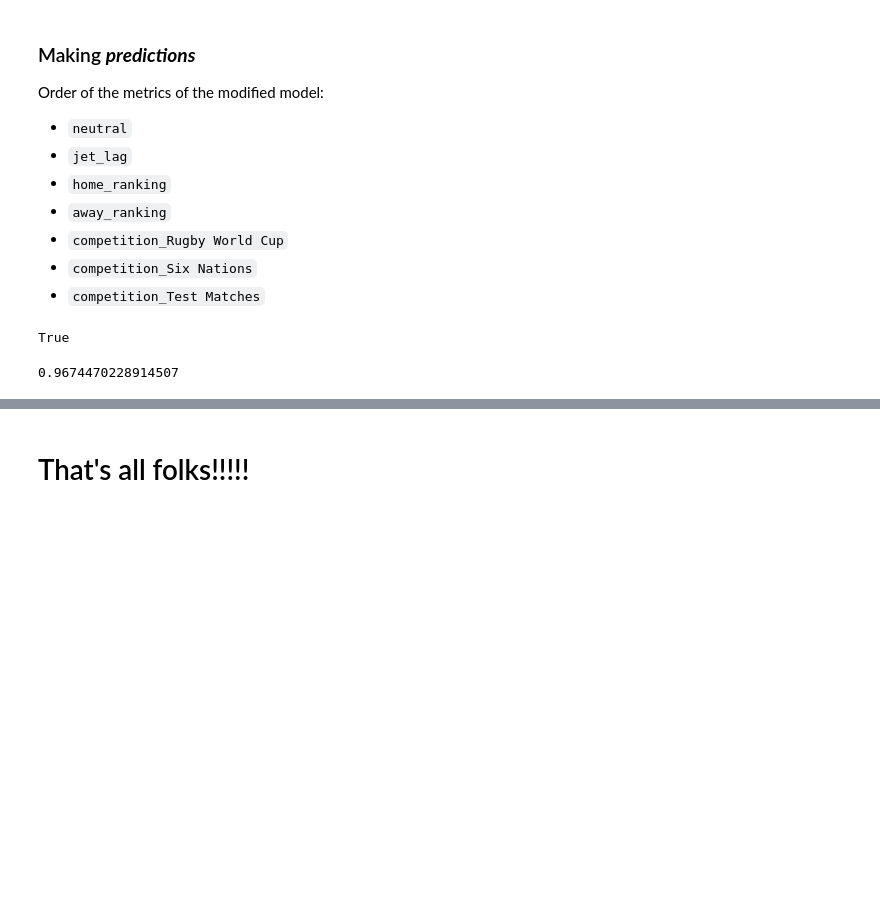
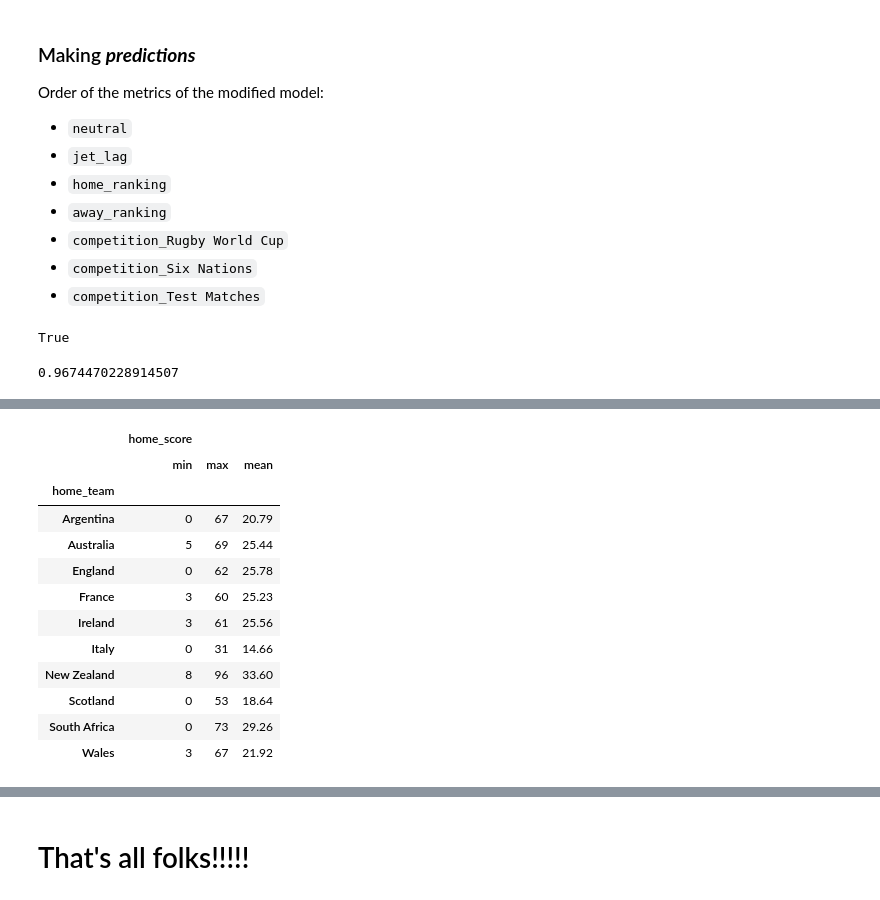
Before and after one commit to FILET81/ML-World-Rugby-Results, a Jupyter notebook: world_rugby.ipynb, the cells around one changed output, grey strips where cells are left out. Cells and saved outputs as stored; diff of their text form; code cells hidden in the pictures; blank space fills up the shorter version.

```diff
--- a/world_rugby.ipynb
+++ b/world_rugby.ipynb
@@ -1821,0 +1895,17 @@ model.predict_proba(winning3)[0][1]
+# %%
+# Min and Max score by "home_team":
+wru_final.groupby(by="home_team").agg({"home_score":["min", "max", "mean"]}).round(2)
+# %% [output]
+|  | home_score |  |  |
+|  | min | max | mean |
+| home_team |  |  |  |
+| Argentina | 0 | 67 | 20.79 |
+| Australia | 5 | 69 | 25.44 |
+| England | 0 | 62 | 25.78 |
+| France | 3 | 60 | 25.23 |
+| Ireland | 3 | 61 | 25.56 |
+| Italy | 0 | 31 | 14.66 |
+| New Zealand | 8 | 96 | 33.60 |
+| Scotland | 0 | 53 | 18.64 |
+| South Africa | 0 | 73 | 29.26 |
+| Wales | 3 | 67 | 21.92 |
```
Also changed, not shown: parts of 12 cells of this notebook, 49 other files.
